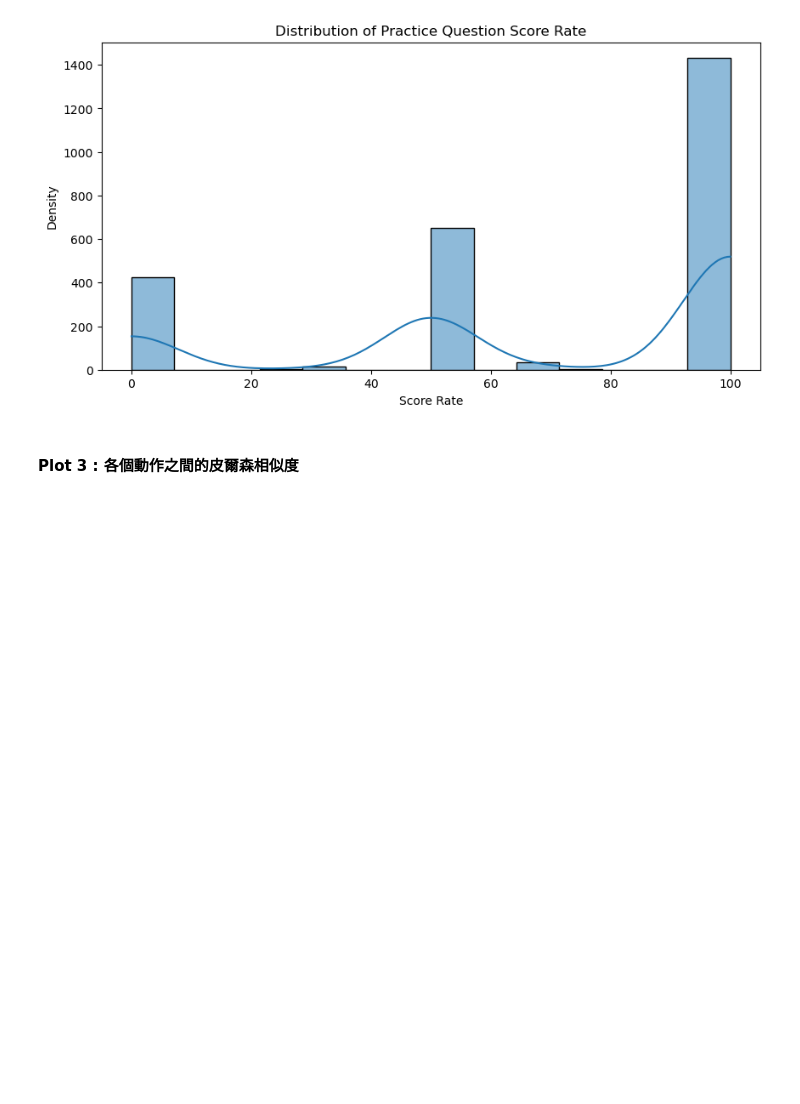
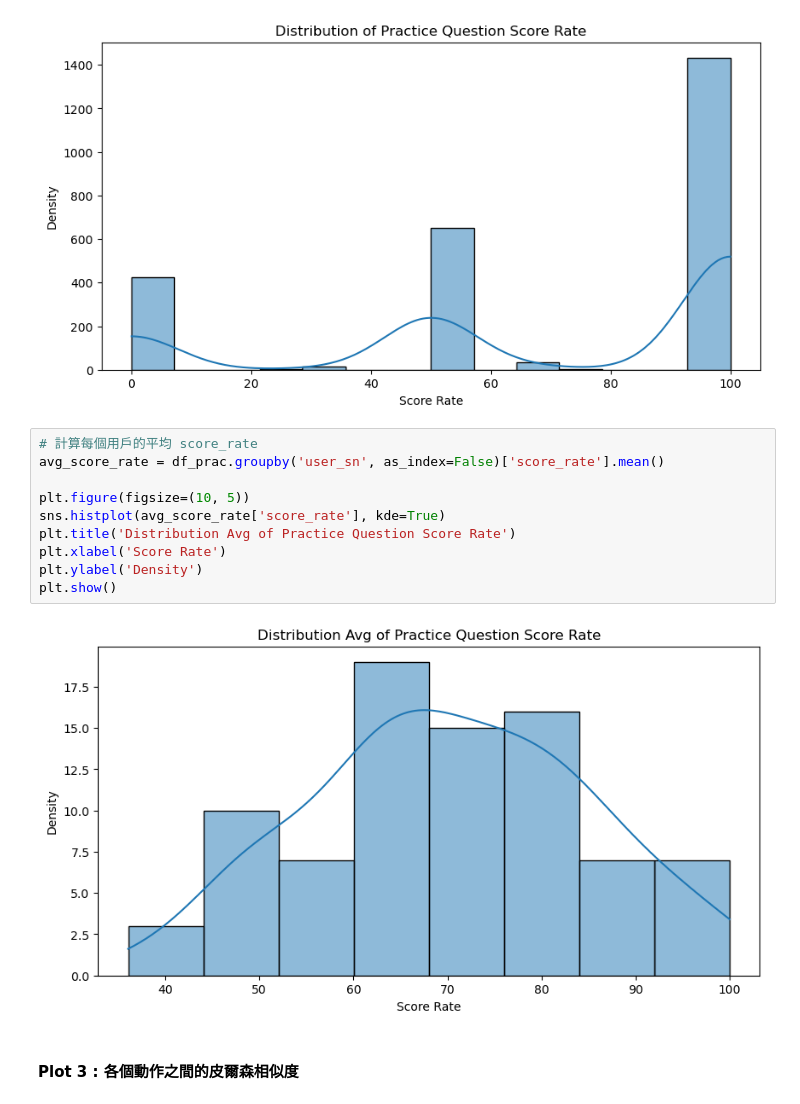
Before and after one commit to WilliamCHIU-ETH/2024-----ipynb, a Jupyter notebook: behavior_pattern.ipynb, the cells around one changed output. Cells and saved outputs as stored; diff of their text form; blank space fills up the shorter version.

```diff
--- a/behavior_pattern.ipynb
+++ b/behavior_pattern.ipynb
@@ -62,6 +62,18 @@ plt.ylabel('Density')
 plt.show()
 # %% [output]
 [figure]
+# %%
+# 計算每個用戶的平均 score_rate
+avg_score_rate = df_prac.groupby('user_sn', as_index=False)['score_rate'].mean()
+
+plt.figure(figsize=(10, 5))
+sns.histplot(avg_score_rate['score_rate'], kde=True)
+plt.title('Distribution Avg of Practice Question Score Rate')
+plt.xlabel('Score Rate')
+plt.ylabel('Density')
+plt.show()
+# %% [output]
+[figure, added]
 # %% [markdown]
 #### Plot 3 : 各個動作之間的皮爾森相似度
 # %%
```
Also changed, not shown: parts of 4 cells of this notebook, 1 other file.
